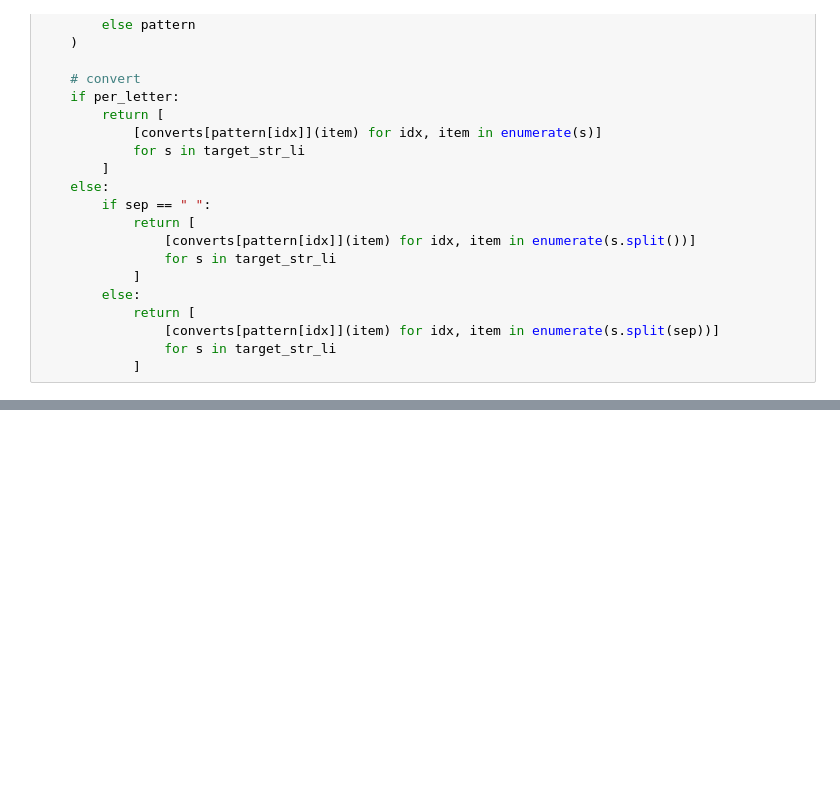
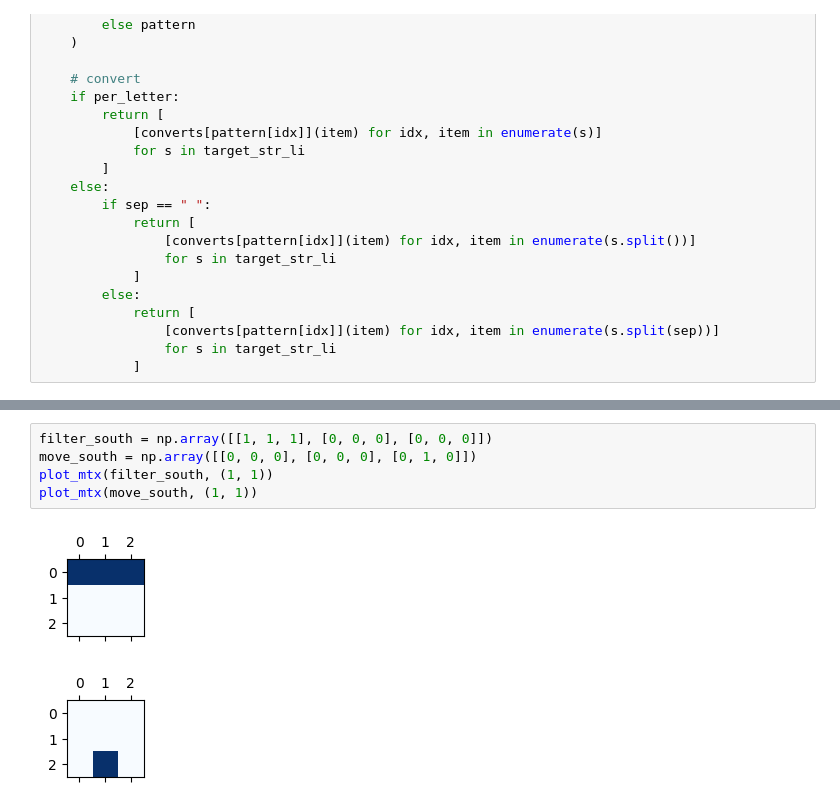
Before and after one commit to flpvvvv/advent_of_code, a Jupyter notebook: 2022/D23/2022_d23.ipynb, the cells around one changed output, grey strips where cells are left out. Cells and saved outputs as stored; diff of their text form; blank space fills up the shorter version.

```diff
--- a/2022/D23/2022_d23.ipynb
+++ b/2022/D23/2022_d23.ipynb
@@ -216,0 +400,8 @@ print(f"Answer to Q1: {q1_answer}")
+# %%
+filter_south = np.array([[1, 1, 1], [0, 0, 0], [0, 0, 0]])
+move_south = np.array([[0, 0, 0], [0, 0, 0], [0, 1, 0]])
+plot_mtx(filter_south, (1, 1))
+plot_mtx(move_south, (1, 1))
+# %% [output]
+[figure, added]
+[figure, added]
```
Also changed, not shown: parts of 13 cells of this notebook, 1 other file.
